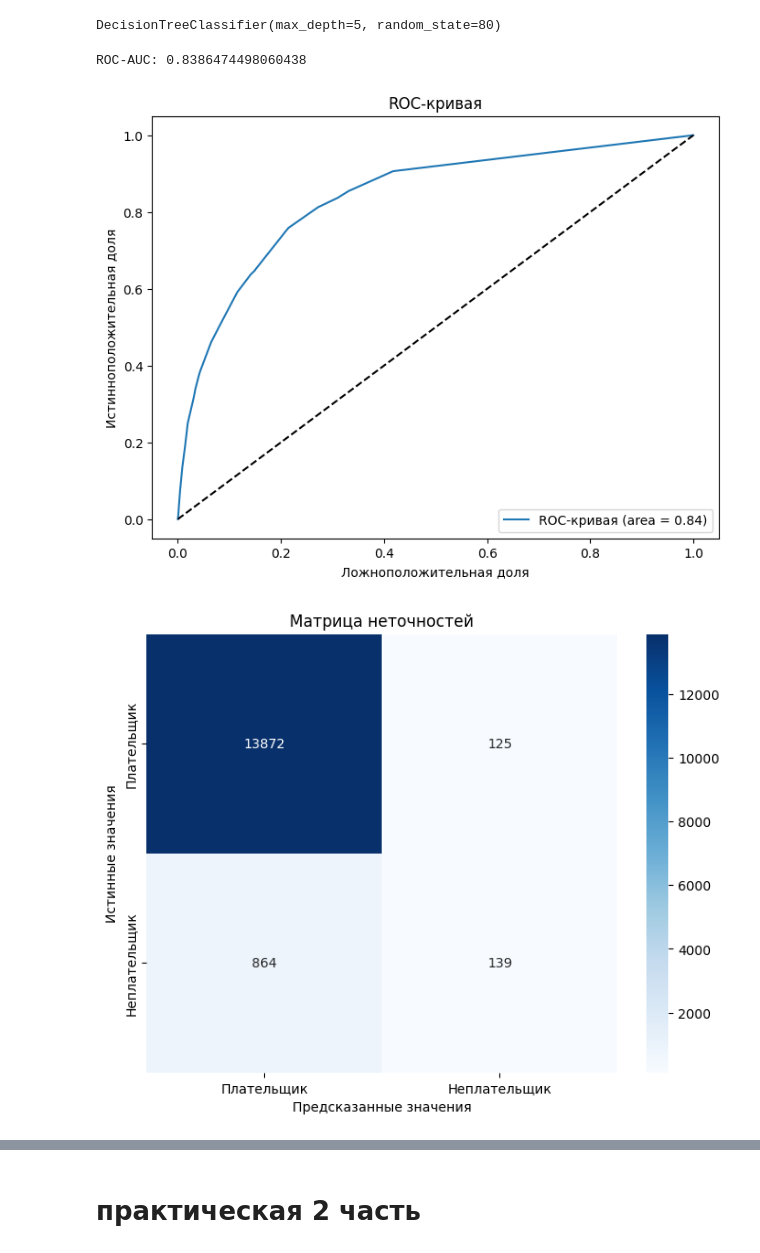
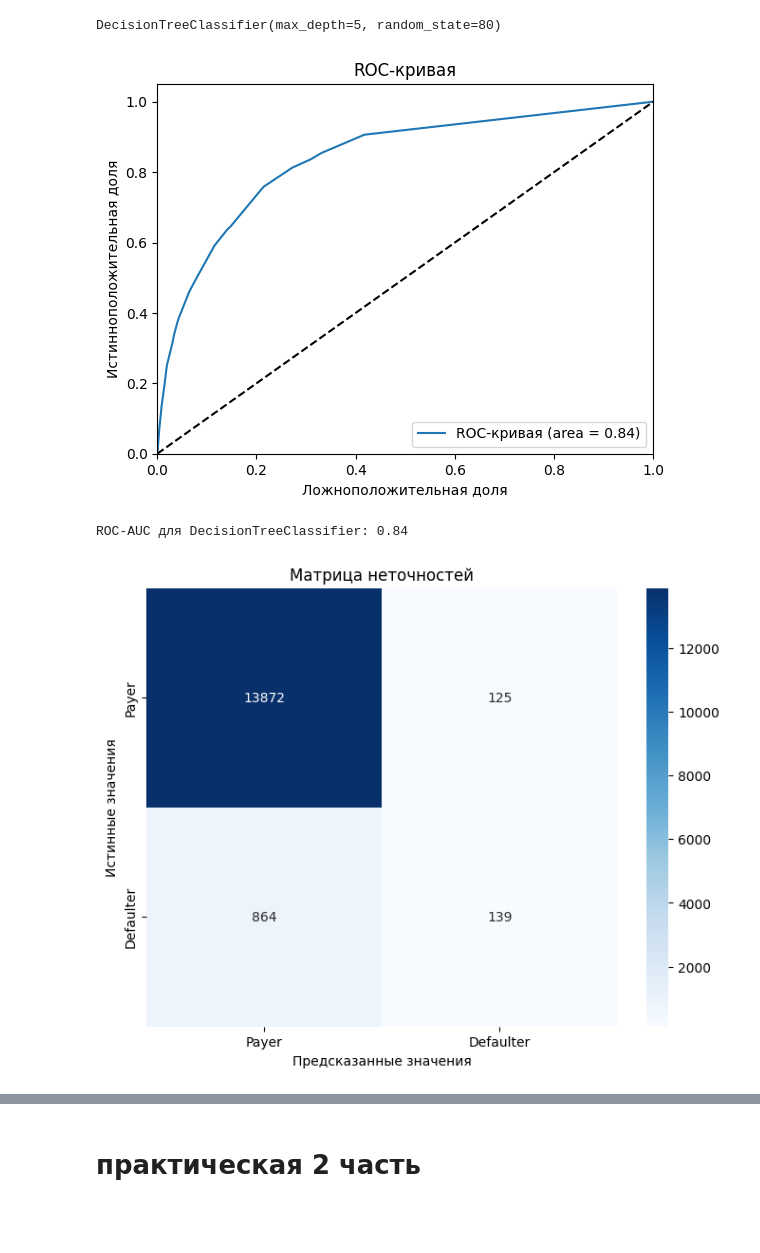
Before and after one commit to DIMFLIX-OFFICIAL/DoingMLCourse, a Jupyter notebook: my-labas/laba8/main.ipynb, the cells around one changed output, grey strips where cells are left out. Drawn from its saved outputs; the diff is of its cells as text; code cells hidden in the pictures; blank space fills up the shorter version.

```diff
--- a/my-labas/laba8/main.ipynb
+++ b/my-labas/laba8/main.ipynb
@@ -170,38 +169,48 @@ model.fit(X_train, y_train)
 # %% [output]
 DecisionTreeClassifier(max_depth=5, random_state=80)
 # %%
-y_pred_proba = model.predict_proba(X_test)[:, 1] # Предсказание вероятностей
+def show_roc_auc_score(model, *, for_model=""):
+    # Получение вероятностей для ROC-AUC
+    y_proba = model.predict_proba(X_test)[:, 1]
+    roc_auc = roc_auc_score(y_test, y_proba)
 
-# ROC-AUC
-roc_auc = roc_auc_score(y_test, y_pred_proba)
-print(f'ROC-AUC: {roc_auc}')
+    # Построение ROC-кривой
+    fpr, tpr, _ = roc_curve(y_test, y_proba)
 
-# Кривая ROC
-fpr, tpr, thresholds = roc_curve(y_test, y_pred_proba)
+    plt.figure()
+    plt.plot(fpr, tpr, label=f'ROC-кривая (area = {roc_auc:.2f})')
+    plt.plot([0, 1], [0, 1], 'k--')
+    plt.xlim([0.0, 1.0])
+    plt.ylim([0.0, 1.05])
+    plt.xlabel('Ложноположительная доля')
+    plt.ylabel('Истинноположительная доля')
+    plt.title('ROC-кривая')
+    plt.legend(loc='lower right')
+    plt.show()
 
-plt.figure(figsize=(8, 6))
-plt.plot(fpr, tpr, label='ROC-кривая (area = {:.2f})'.format(roc_auc))
-plt.plot([0, 1], [0, 1], 'k--')
-plt.xlabel('Ложноположительная доля')
-plt.ylabel('Истинноположительная доля')
-plt.title('ROC-кривая')
-plt.legend(loc='lower right')
-plt.show()
+    print(f'ROC-AUC{" для " + for_model if for_model != "" else ""}: {roc_auc:.2f}')
 
-# Матрица неточностей
-y_pred = model.predict(X_test)
-conf_matrix = confusion_matrix(y_test, y_pred)
 
-plt.figure(figsize=(8, 6))
-sns.heatmap(conf_matrix, annot=True, fmt='d', cmap='Blues', xticklabels=['Плательщик', 'Неплательщик'], yticklabels=['Плательщик', 'Неплательщик'])
-plt.ylabel('Истинные значения')
-plt.xlabel('Предсказанные значения')
-plt.title('Матрица неточностей')
-plt.show()
+def show_error_matrix(model):
+    # Матрица неточностей
+    y_pred = model.predict(X_test)
+    conf_matrix = confusion_matrix(y_test, y_pred)
+
+    plt.figure(figsize=(8, 6))
+    sns.heatmap(conf_matrix, annot=True, fmt='d', cmap='Blues', xticklabels=['Payer', 'Defaulter'], yticklabels=['Payer', 'Defaulter'])
+    plt.ylabel('Истинные значения')
+    plt.xlabel('Предсказанные значения')
+    plt.title('Матрица неточностей')
+    plt.show()
-# %% [output]
-ROC-AUC: 0.8386474498060438
-[figure, removed]
-[figure, removed]
+# %%
+show_roc_auc_score(dt_model, for_model="DecisionTreeClassifier")
+# %% [output]
+[figure, added]
+ROC-AUC для DecisionTreeClassifier: 0.84
+# %%
+show_error_matrix(dt_model)
+# %% [output]
+[figure, added]
 # %%
 from sklearn.model_selection import GridSearchCV
 
```
Also changed, not shown: parts of 19 cells of this notebook, 10 other files.
